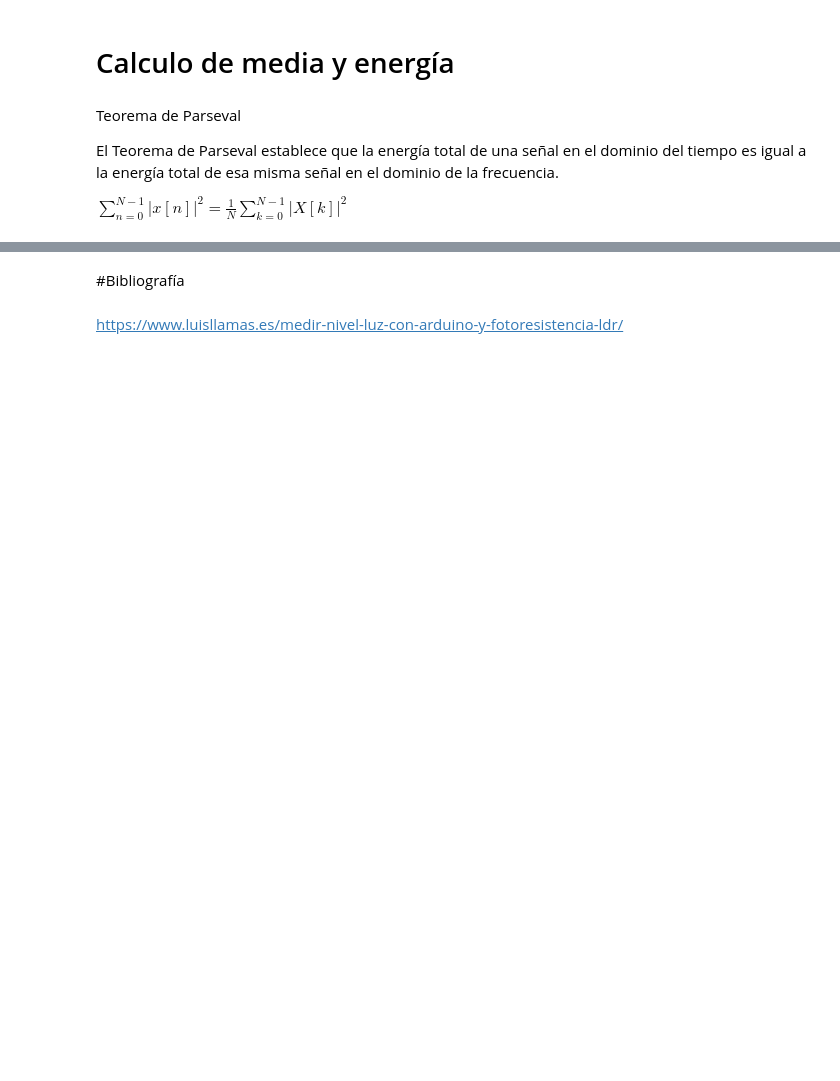
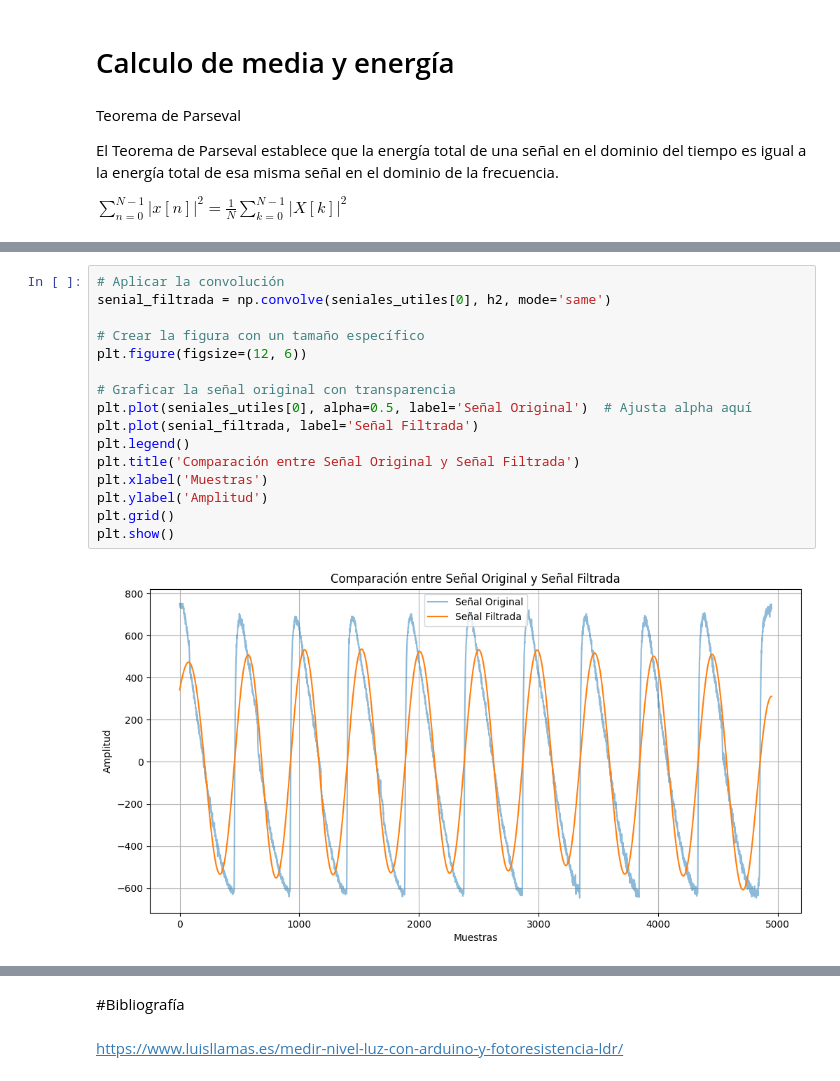
Before and after one commit to alex20022000/Signal_Processing_Project_Ciani-Dalle_Rive_Prieto, a Jupyter notebook: 01_Signal_Processing_Ciani+Dalle_Rive_Prieto.ipynb, the cells around one changed output, grey strips where cells are left out. Saved outputs shown, nothing was run; the diff lists cells and outputs as text; blank space fills up the shorter version.

```diff
--- a/01_Signal_Processing_Ciani+Dalle_Rive_Prieto.ipynb
+++ b/01_Signal_Processing_Ciani+Dalle_Rive_Prieto.ipynb
@@ -658,0 +733,18 @@ fft(seniales_utiles,
+# %%
+# Aplicar la convolución
+senial_filtrada = np.convolve(seniales_utiles[0], h2, mode='same')
+
+# Crear la figura con un tamaño específico
+plt.figure(figsize=(12, 6))
+
+# Graficar la señal original con transparencia
+plt.plot(seniales_utiles[0], alpha=0.5, label='Señal Original')  # Ajusta alpha aquí
+plt.plot(senial_filtrada, label='Señal Filtrada')
+plt.legend()
+plt.title('Comparación entre Señal Original y Señal Filtrada')
+plt.xlabel('Muestras')
+plt.ylabel('Amplitud')
+plt.grid()
+plt.show()
+# %% [output]
+[figure, added]
```
Also changed, not shown: parts of 22 cells of this notebook.
